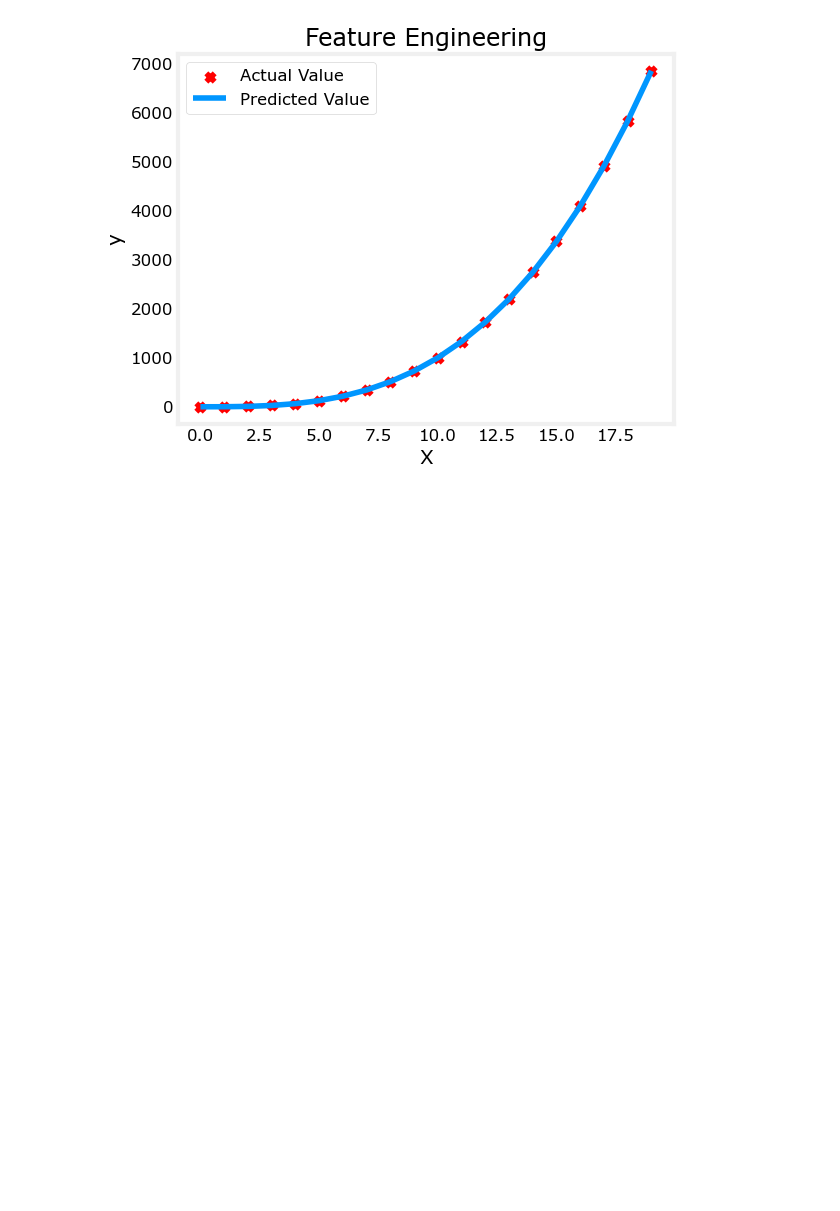
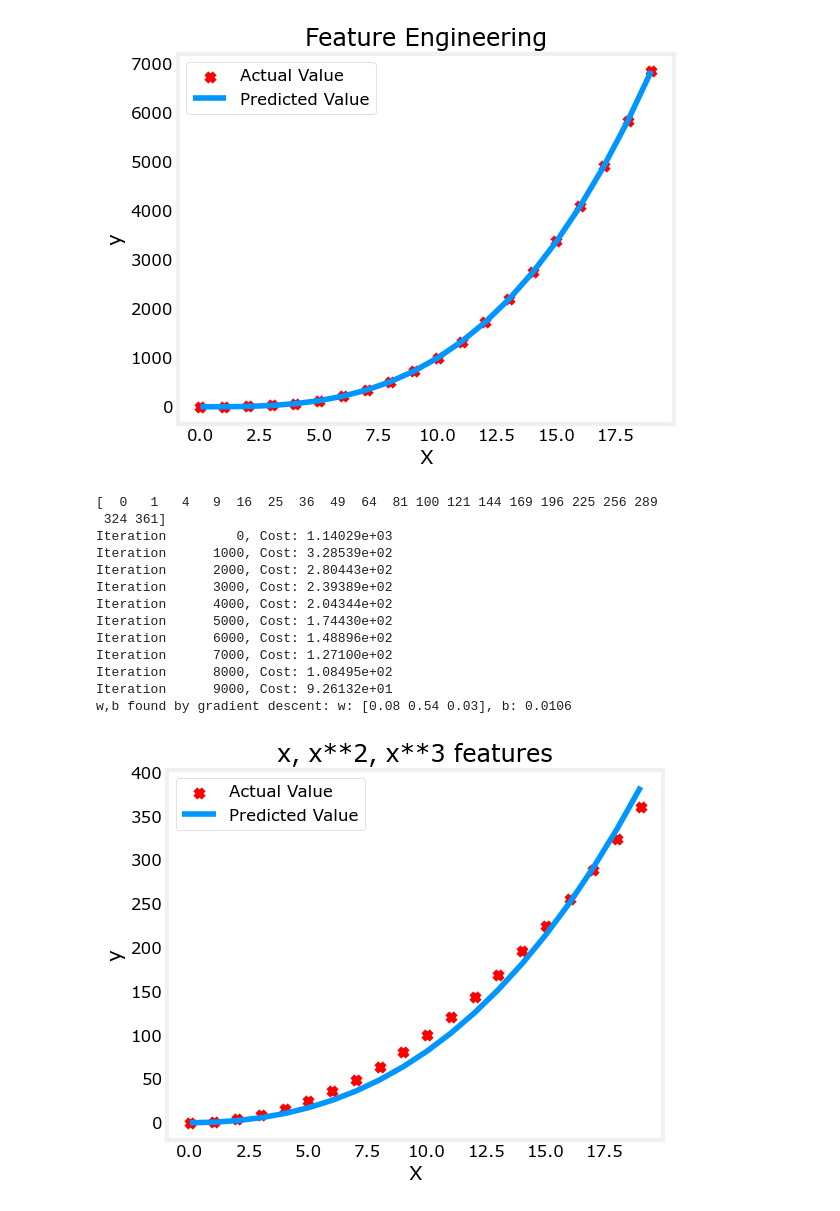
Before and after one commit to Sreesanth-e/ML, a Jupyter notebook: ML_Andrew_Week2_Lab4.ipynb, the cells around one changed output. Saved outputs shown, nothing was run; the diff lists cells and outputs as text; code cells hidden in the pictures; blank space fills up the shorter version.

```diff
--- a/ML_Andrew_Week2_Lab4.ipynb
+++ b/ML_Andrew_Week2_Lab4.ipynb
@@ -53,3 +53,28 @@ Iteration       800, Cost: 2.86135e-01
 Iteration       900, Cost: 2.86132e-01
 w,b found by gradient descent: w: [1.], b: 0.0003
 [figure]
+# %%
+x = np.arange(0,20,1)
+y = x**2
+X = np.c_[x,x**2,x**3]
+
+print(y)
+model_w, model_b = run_gradient_descent_feng(X,y,iterations=10000 , alpha=1e-7)
+
+plt.scatter(x,y,marker='x',c = 'r' , label = "Actual Value"); plt.title("x, x**2, x**3 features")
+plt.plot(x,X@model_w + model_b , label = "Predicted Value"); plt.xlabel("X"); plt.ylabel("y"); plt.legend(); plt.show()
+# %% [output]
+[  0   1   4   9  16  25  36  49  64  81 100 121 144 169 196 225 256 289
+ 324 361]
+Iteration         0, Cost: 1.14029e+03
+Iteration      1000, Cost: 3.28539e+02
+Iteration      2000, Cost: 2.80443e+02
+Iteration      3000, Cost: 2.39389e+02
+Iteration      4000, Cost: 2.04344e+02
+Iteration      5000, Cost: 1.74430e+02
+Iteration      6000, Cost: 1.48896e+02
+Iteration      7000, Cost: 1.27100e+02
+Iteration      8000, Cost: 1.08495e+02
+Iteration      9000, Cost: 9.26132e+01
+w,b found by gradient descent: w: [0.08 0.54 0.03], b: 0.0106
+[figure, added]
```
Also changed, not shown: parts of 6 cells of this notebook.
